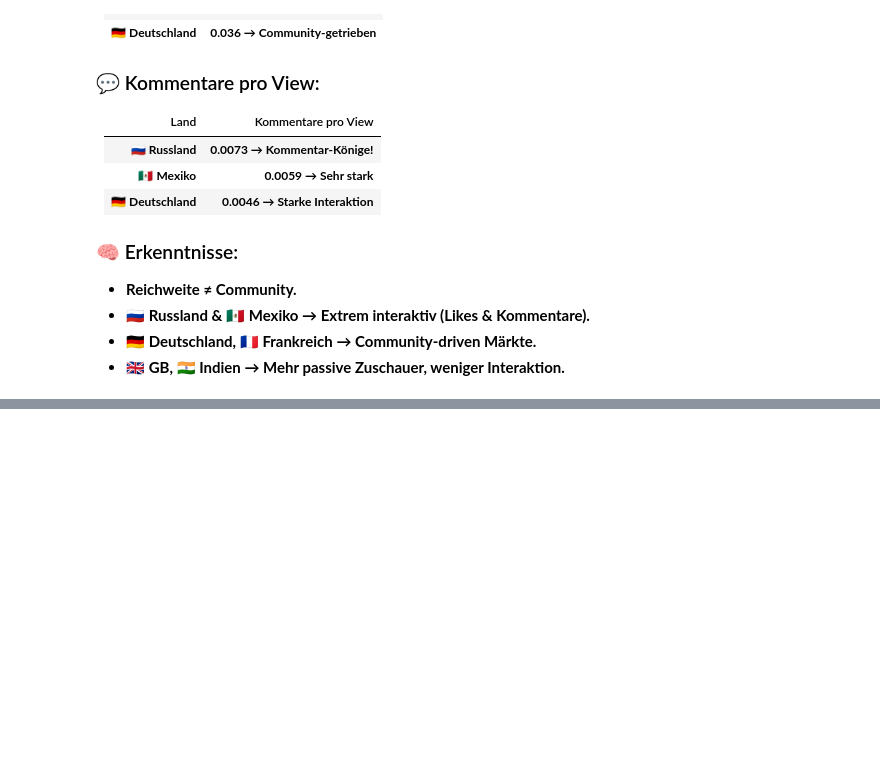
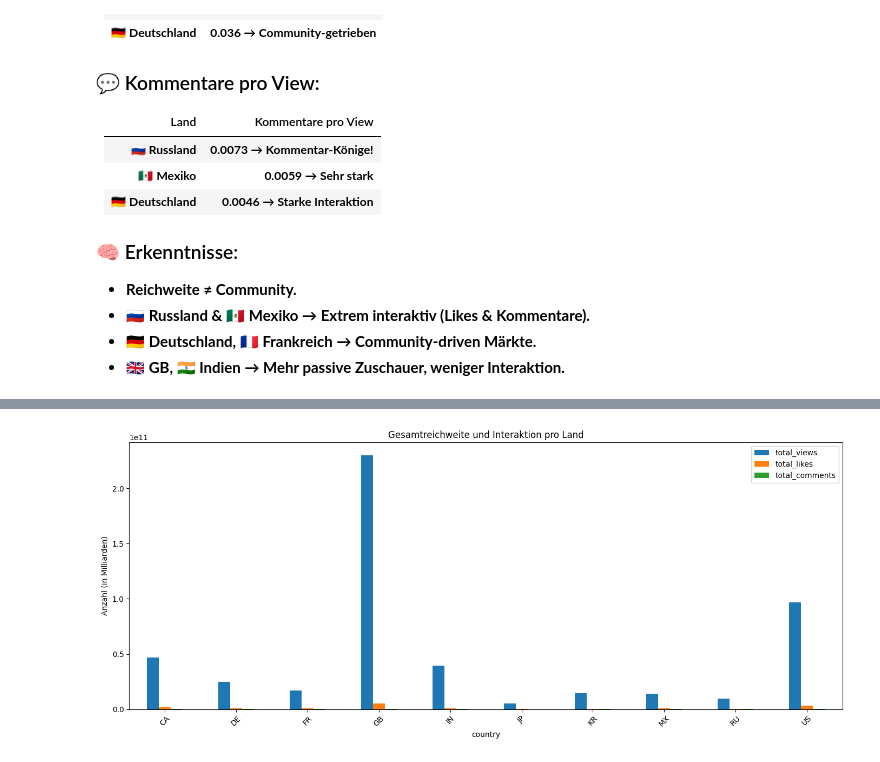
Before and after one commit to adflix/youtube-trending-analysis, a Jupyter notebook: notebooks/youtube_trending_analysis.ipynb, the cells around one changed output, grey strips where cells are left out. Drawn from its saved outputs; the diff is of its cells as text; code cells hidden in the pictures; blank space fills up the shorter version.

```diff
--- a/notebooks/youtube_trending_analysis.ipynb
+++ b/notebooks/youtube_trending_analysis.ipynb
@@ -533,0 +545,13 @@ country_agg.sort_values(by='total_views', ascending=False)
+# %%
+import matplotlib.pyplot as plt
+
+# Plot 1: Balkendiagramm für Views, Likes, Kommentare pro Land
+country_agg[['total_views', 'total_likes', 'total_comments']].plot(kind='bar', figsize=(14, 6))
+plt.title("Gesamtreichweite und Interaktion pro Land")
+plt.ylabel("Anzahl (in Milliarden)")
+plt.xticks(rotation=45)
+plt.tight_layout()
+plt.savefig("../visuals/laender_reichweite_interaktion.png")
+plt.show()
+# %% [output]
+[figure, added]
```
Also changed, not shown: parts of 2 cells of this notebook.
